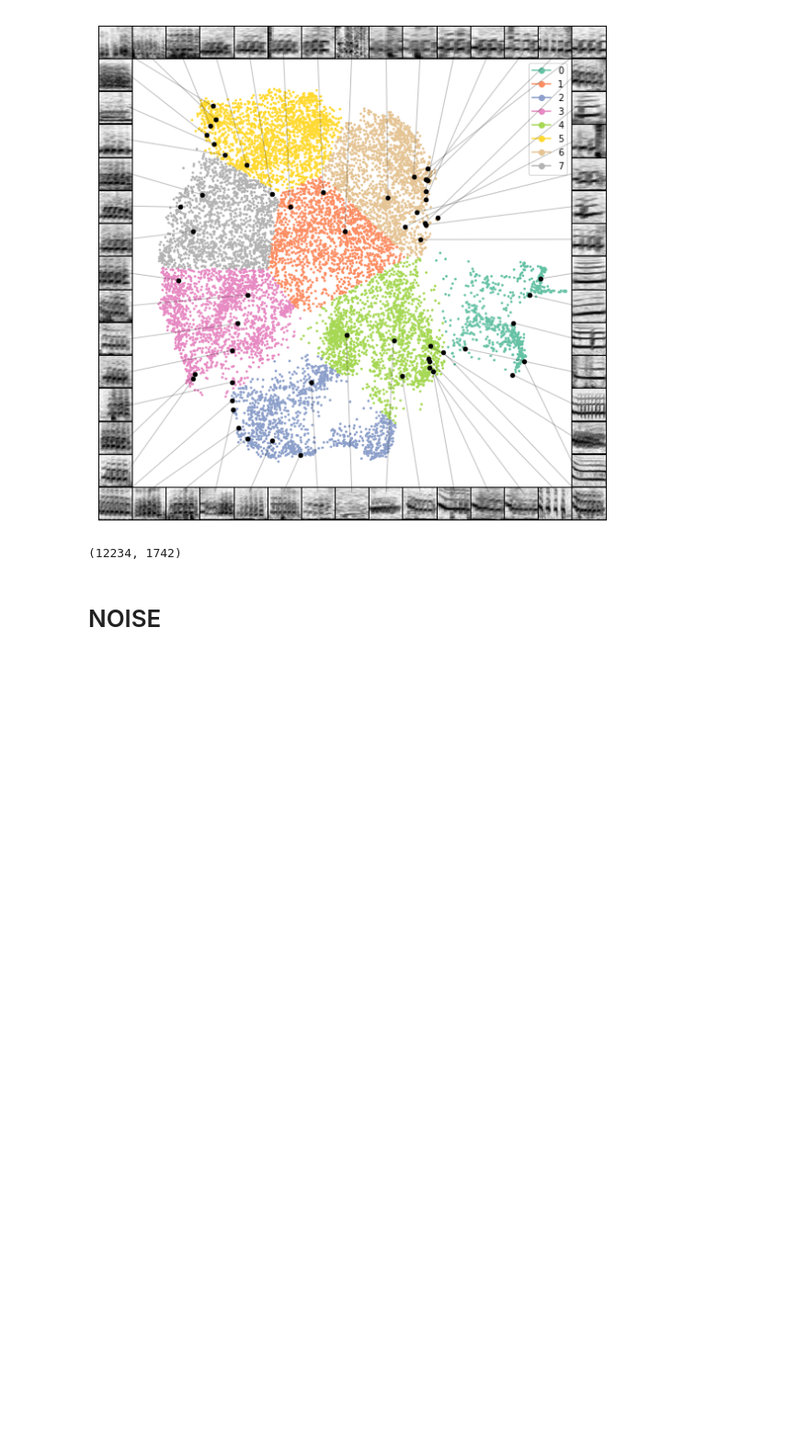
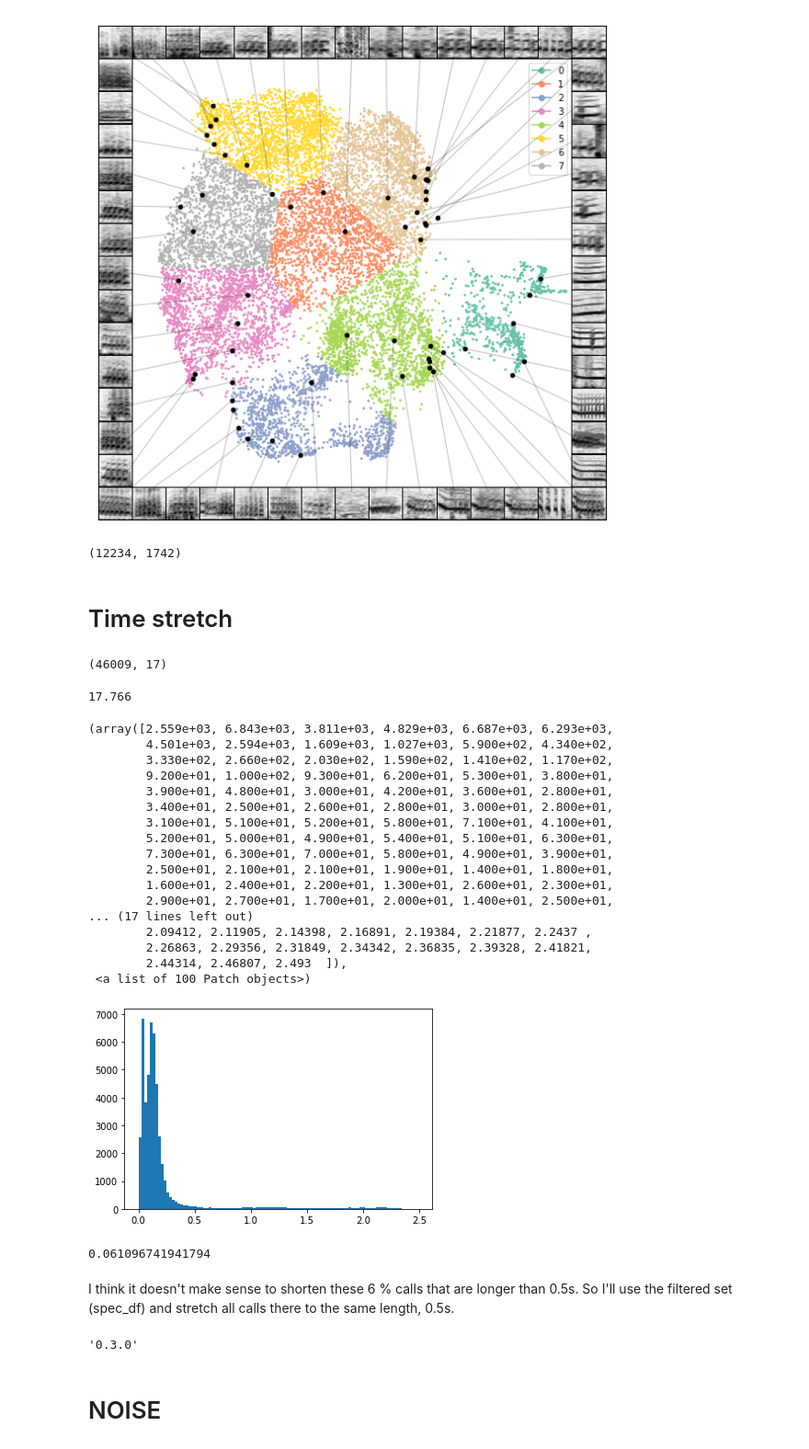
Before and after one commit to marathomas/meerkat, a Jupyter notebook: meerkat_preprocessing.ipynb, the cells around one changed output. Shown at 92% size. Drawn from its saved outputs; the diff is of its cells as text; code cells hidden in the pictures; blank space fills up the shorter version.

Commit message:
Added time stretch

```diff
--- a/meerkat_preprocessing.ipynb
+++ b/meerkat_preprocessing.ipynb
@@ -938,3 +964,46 @@ print(FIGURES+method+'_'+dftype+'_ind')
 # %%
 # %% [output]
 (12234, 1742)
+# %% [markdown]
+# Time stretch
+# %%
+df = pd.read_pickle(PROJECT_PATH+'df_all')
+# %%
+df.shape
+# %% [output]
+(46009, 17)
+# %%
+max(df.duration_s.values)
+# %% [output]
+17.766
+# %%
+plt.hist(df[df['duration_s']<2.5].duration_s.values, bins=100)
+# %% [output]
+(array([2.559e+03, 6.843e+03, 3.811e+03, 4.829e+03, 6.687e+03, 6.293e+03,
+        4.501e+03, 2.594e+03, 1.609e+03, 1.027e+03, 5.900e+02, 4.340e+02,
+        3.330e+02, 2.660e+02, 2.030e+02, 1.590e+02, 1.410e+02, 1.170e+02,
+        9.200e+01, 1.000e+02, 9.300e+01, 6.200e+01, 5.300e+01, 3.800e+01,
+        3.900e+01, 4.800e+01, 3.000e+01, 4.200e+01, 3.600e+01, 2.800e+01,
+        3.400e+01, 2.500e+01, 2.600e+01, 2.800e+01, 3.000e+01, 2.800e+01,
+        3.100e+01, 5.100e+01, 5.200e+01, 5.800e+01, 7.100e+01, 4.100e+01,
+        5.200e+01, 5.000e+01, 4.900e+01, 5.400e+01, 5.100e+01, 6.300e+01,
+        7.300e+01, 6.300e+01, 7.000e+01, 5.800e+01, 4.900e+01, 3.900e+01,
+        2.500e+01, 2.100e+01, 2.100e+01, 1.900e+01, 1.400e+01, 1.800e+01,
+        1.600e+01, 2.400e+01, 2.200e+01, 1.300e+01, 2.600e+01, 2.300e+01,
+        2.900e+01, 2.700e+01, 1.700e+01, 2.000e+01, 1.400e+01, 2.500e+01,
+... (17 lines left out)
+        2.09412, 2.11905, 2.14398, 2.16891, 2.19384, 2.21877, 2.2437 ,
+        2.26863, 2.29356, 2.31849, 2.34342, 2.36835, 2.39328, 2.41821,
+        2.44314, 2.46807, 2.493  ]),
+ <a list of 100 Patch objects>)
+[figure, added]
+# %%
+df[df['duration_s']>0.5].shape[0]/df.shape[0] # % of calls > 0.5s
+# %% [output]
+0.061096741941794
+# %% [markdown]
+I think it doesn't make sense to shorten these 6 % calls that are longer than 0.5s. So I'll use the filtered set (spec_df) and stretch all calls there to the same length, 0.5s.
+# %%
+pyrubberband.__version__
+# %% [output]
+'0.3.0'
```
Also changed, not shown: parts of 38 cells of this notebook.
